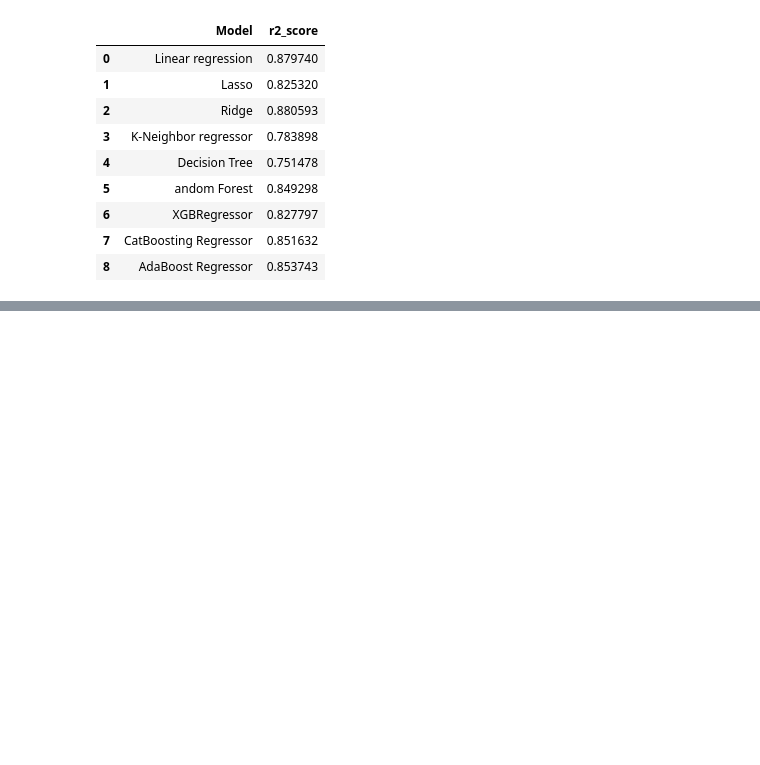
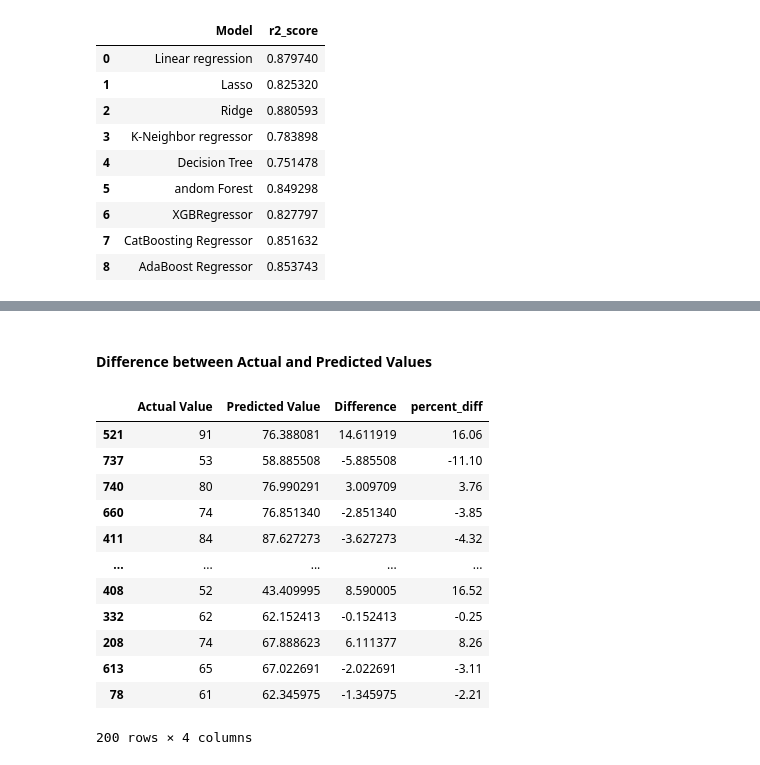
Before and after one commit to mkr9395/ml_projectdeploy, a Jupyter notebook: notebook/MODEL_TRAINING.ipynb, the cells around one changed output, grey strips where cells are left out. Saved outputs shown, nothing was run; the diff lists cells and outputs as text; code cells hidden in the pictures; blank space fills up the shorter version.

```diff
--- a/notebook/MODEL_TRAINING.ipynb
+++ b/notebook/MODEL_TRAINING.ipynb
@@ -237,0 +266,19 @@ m
+# %% [markdown]
+#### Difference between Actual and Predicted Values
+# %%
+pred_df=pd.DataFrame({'Actual Value':y_test,'Predicted Value':y_pred,'Difference':y_test-y_pred,'percent_diff':np.round((y_test-y_pred)/y_test*100,2)})
+pred_df
+# %% [output]
+|  | Actual Value | Predicted Value | Difference | percent_diff |
+| 521 | 91 | 76.388081 | 14.611919 | 16.06 |
+| 737 | 53 | 58.885508 | -5.885508 | -11.10 |
+| 740 | 80 | 76.990291 | 3.009709 | 3.76 |
+| 660 | 74 | 76.851340 | -2.851340 | -3.85 |
+| 411 | 84 | 87.627273 | -3.627273 | -4.32 |
+| ... | ... | ... | ... | ... |
+| 408 | 52 | 43.409995 | 8.590005 | 16.52 |
+| 332 | 62 | 62.152413 | -0.152413 | -0.25 |
+| 208 | 74 | 67.888623 | 6.111377 | 8.26 |
+| 613 | 65 | 67.022691 | -2.022691 | -3.11 |
+| 78 | 61 | 62.345975 | -1.345975 | -2.21 |
+200 rows × 4 columns
```
Also changed, not shown: parts of 6 cells of this notebook.
